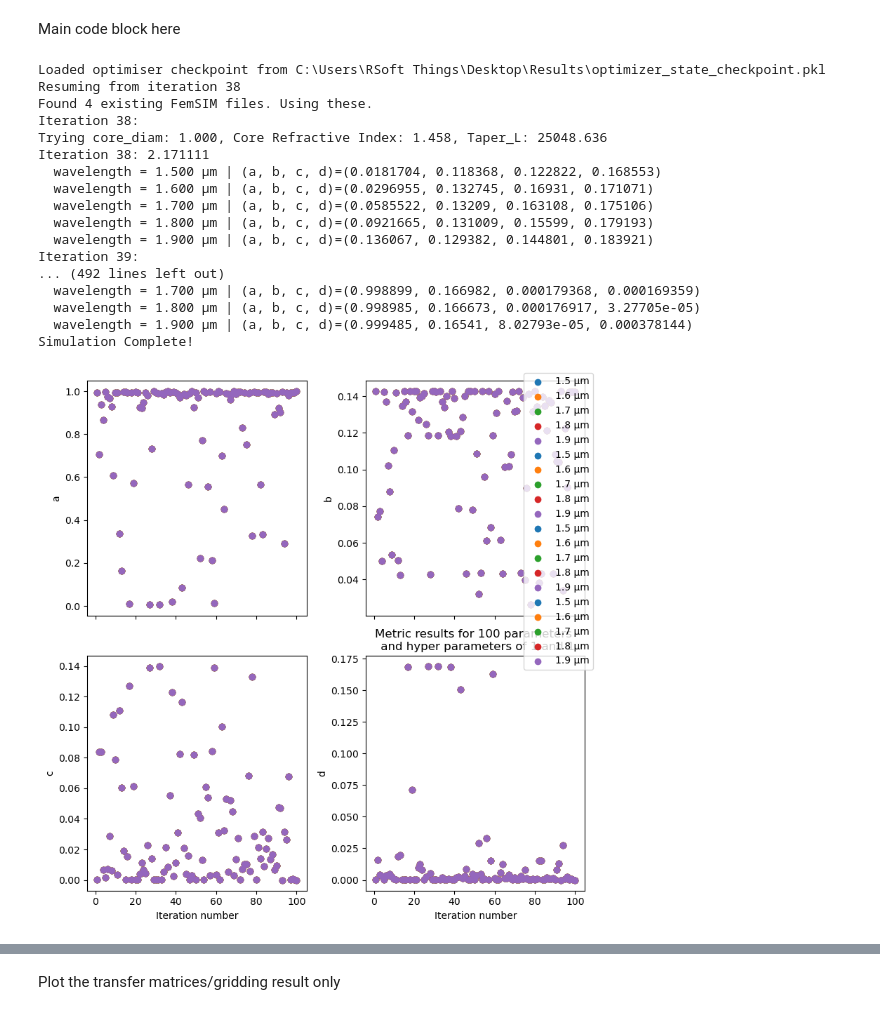
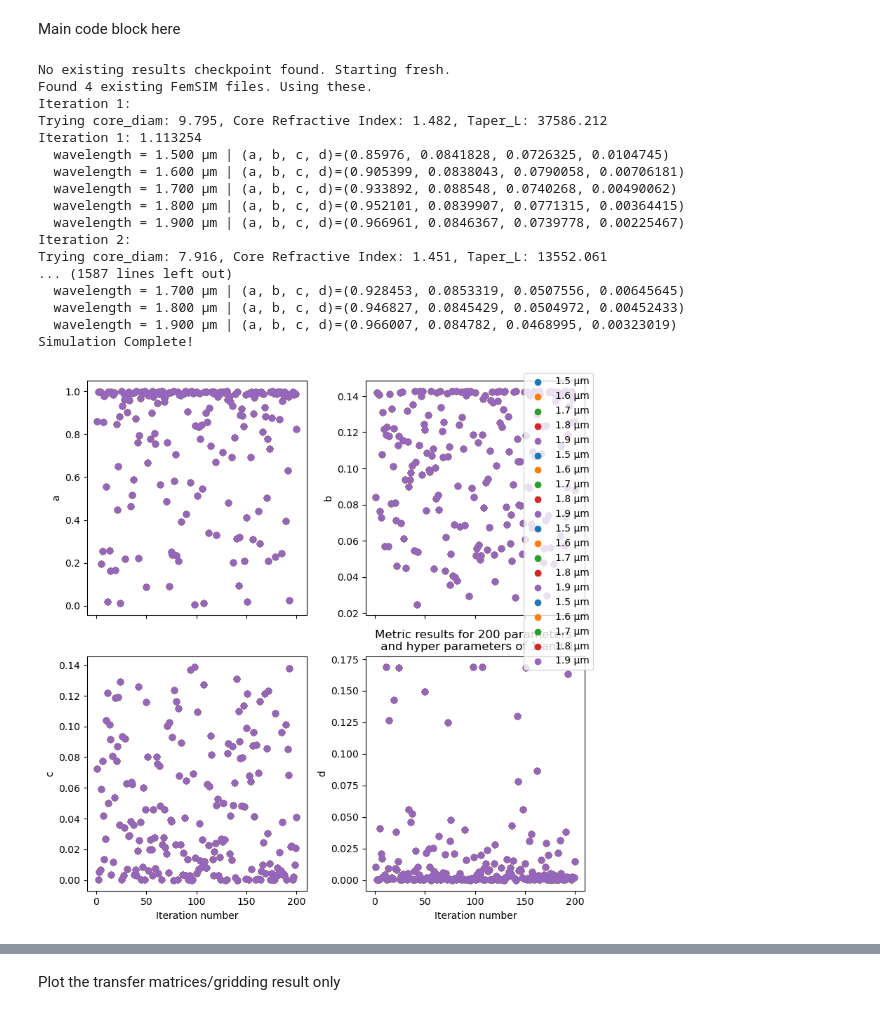
Before and after one commit to SAIL-Labs/RSoft-Automaton, a Jupyter notebook: Data_Manip.ipynb, the cells around one changed output, grey strips where cells are left out. Drawn from its saved outputs; the diff is of its cells as text; code cells hidden in the pictures.

```diff
--- a/Data_Manip.ipynb
+++ b/Data_Manip.ipynb
@@ -142,7 +142,7 @@ simulation_val = {
     "launch_normalization": 1,
     "core_to_monitor": 1, #note this is after reordering!
     "metric": 'TF',
-    "num_paras": 100, # number of samples to choose, scaled by n_points
+    "num_paras": 200, # number of samples to choose, scaled by n_points
     "n_points": 1, # number of simultaneous parameter vectors to sample
     "skip_core": None, #[5],
     "add_cladding_to_cores": None, # [0,1,3,4,5,6],#[0],[0,1,2,3,4,5,6,7],
@@ -261,46 +261,46 @@ if simulation_val["simulate_tf_metric"]:
 
     # Taper ratio vs Core neff
     ax3 = fig.add_subplot(gs[2, 0])
     comp3 = ax3.scatter(core_neff, taper_length, c=throughput, cmap='viridis_r', s=80, edgecolor='k')
     ax3.set_xlabel("Core neff")
     ax3.set_ylabel(r"Taper Length ($\mu m$)")
 
     ax4 = fig.add_subplot(gs[:, 1], projection='3d')
     comp3d = ax4.scatter(core_diam, core_neff, taper_length, c=throughput, cmap='viridis_r', s=50, edgecolor='k')
     ax4.set_xlabel(r'Core diameter ($\mu m$)')
     ax4.set_ylabel("Core neff")
     ax4.set_zlabel(r"Taper Length ($\mu m$)")
     cbar4 = plt.colorbar(comp3d, ax=ax4, shrink=0.6)
     cbar4.set_label("Loss Function")
 
     plt.tight_layout()
     plt.show()
     fig.savefig(f"Bayesian Opt Results\{simulation_val['num_paras']}_params_gridsize_{simulation_val['grid_size']}bayesianresult_hyperparam{hyp_param_b}_{hyp_param_c}.png")
 
     np.save(f"Bayesian Opt Results\{simulation_val['num_paras']}_params_gridsize_{simulation_val['grid_size']}list_of_results_hyperparam{hyp_param_b}_{hyp_param_c}.npy", tf_list, allow_pickle = True)
 
 else:
     # dump tf_list so you don't need to re-run the simulation for the amplitude/phases
     if simulation_val["gridding"]:
         np.save("Gridding_results.npy", np.array(tf_list, dtype=object), allow_pickle = True)
     else:
         np.save("Individual_results.npy", np.array(tf_list, dtype=object), allow_pickle = True)
 # %% [output]
-Loaded optimiser checkpoint from C:\Users\RSoft Things\Desktop\Results\optimizer_state_checkpoint.pkl
-Resuming from iteration 38
+No existing results checkpoint found. Starting fresh.
 Found 4 existing FemSIM files. Using these.
-Iteration 38:
-Trying core_diam: 1.000, Core Refractive Index: 1.458, Taper_L: 25048.636
-Iteration 38: 2.171111
-  wavelength = 1.500 µm | (a, b, c, d)=(0.0181704, 0.118368, 0.122822, 0.168553)
-  wavelength = 1.600 µm | (a, b, c, d)=(0.0296955, 0.132745, 0.16931, 0.171071)
-  wavelength = 1.700 µm | (a, b, c, d)=(0.0585522, 0.13209, 0.163108, 0.175106)
-  wavelength = 1.800 µm | (a, b, c, d)=(0.0921665, 0.131009, 0.15599, 0.179193)
-  wavelength = 1.900 µm | (a, b, c, d)=(0.136067, 0.129382, 0.144801, 0.183921)
-Iteration 39:
-... (492 lines left out)
-  wavelength = 1.700 µm | (a, b, c, d)=(0.998899, 0.166982, 0.000179368, 0.000169359)
-  wavelength = 1.800 µm | (a, b, c, d)=(0.998985, 0.166673, 0.000176917, 3.27705e-05)
-  wavelength = 1.900 µm | (a, b, c, d)=(0.999485, 0.16541, 8.02793e-05, 0.000378144)
+Iteration 1:
+Trying core_diam: 9.795, Core Refractive Index: 1.482, Taper_L: 37586.212
+Iteration 1: 1.113254
+  wavelength = 1.500 µm | (a, b, c, d)=(0.85976, 0.0841828, 0.0726325, 0.0104745)
+  wavelength = 1.600 µm | (a, b, c, d)=(0.905399, 0.0838043, 0.0790058, 0.00706181)
+  wavelength = 1.700 µm | (a, b, c, d)=(0.933892, 0.088548, 0.0740268, 0.00490062)
+  wavelength = 1.800 µm | (a, b, c, d)=(0.952101, 0.0839907, 0.0771315, 0.00364415)
+  wavelength = 1.900 µm | (a, b, c, d)=(0.966961, 0.0846367, 0.0739778, 0.00225467)
+Iteration 2:
+Trying core_diam: 7.916, Core Refractive Index: 1.451, Taper_L: 13552.061
+... (1587 lines left out)
+  wavelength = 1.700 µm | (a, b, c, d)=(0.928453, 0.0853319, 0.0507556, 0.00645645)
+  wavelength = 1.800 µm | (a, b, c, d)=(0.946827, 0.0845429, 0.0504972, 0.00452433)
+  wavelength = 1.900 µm | (a, b, c, d)=(0.966007, 0.084782, 0.0468995, 0.00323019)
 Simulation Complete!
-[figure, old version]
+[figure, new version]
```
Also changed, not shown: parts of 2 cells of this notebook, 2 other files.
